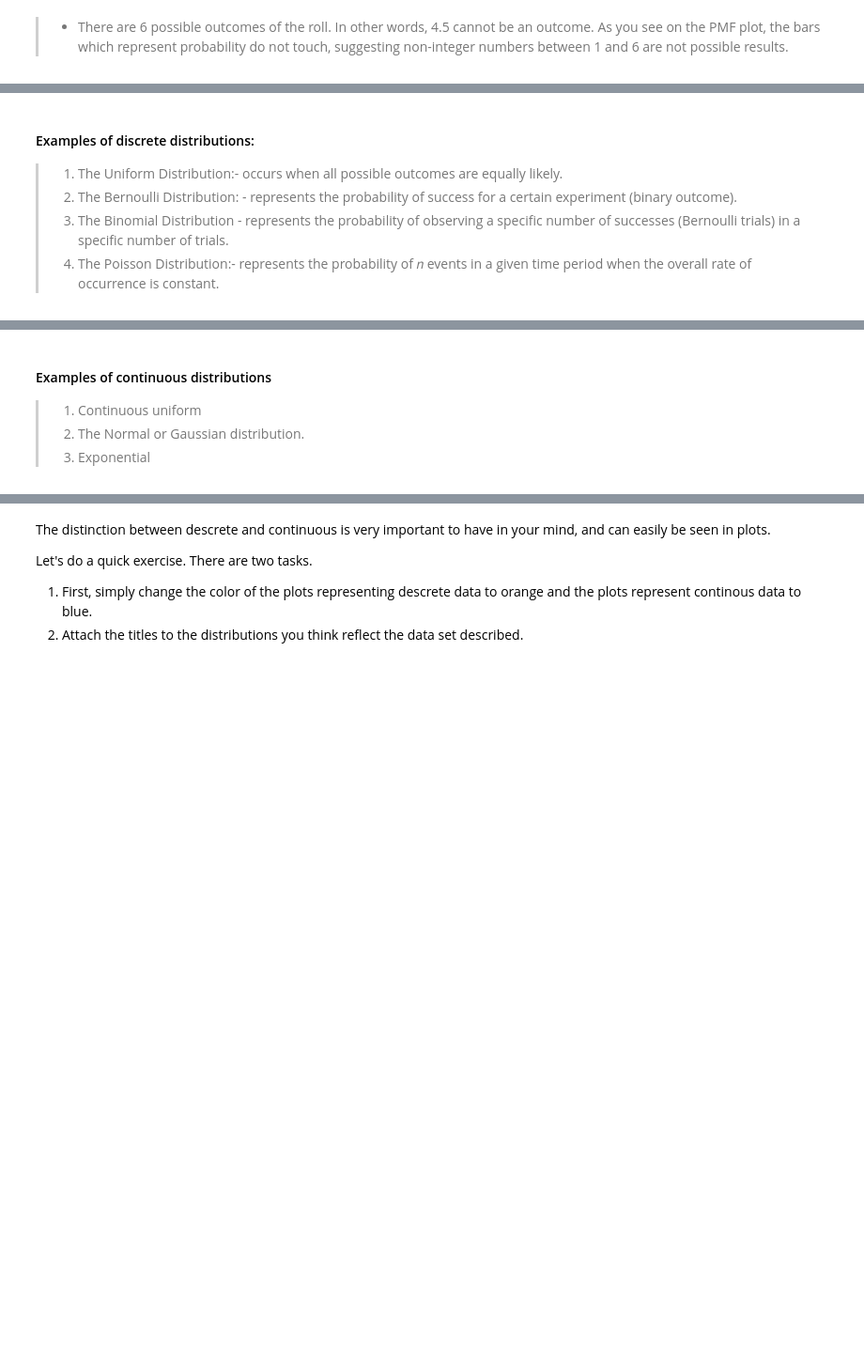
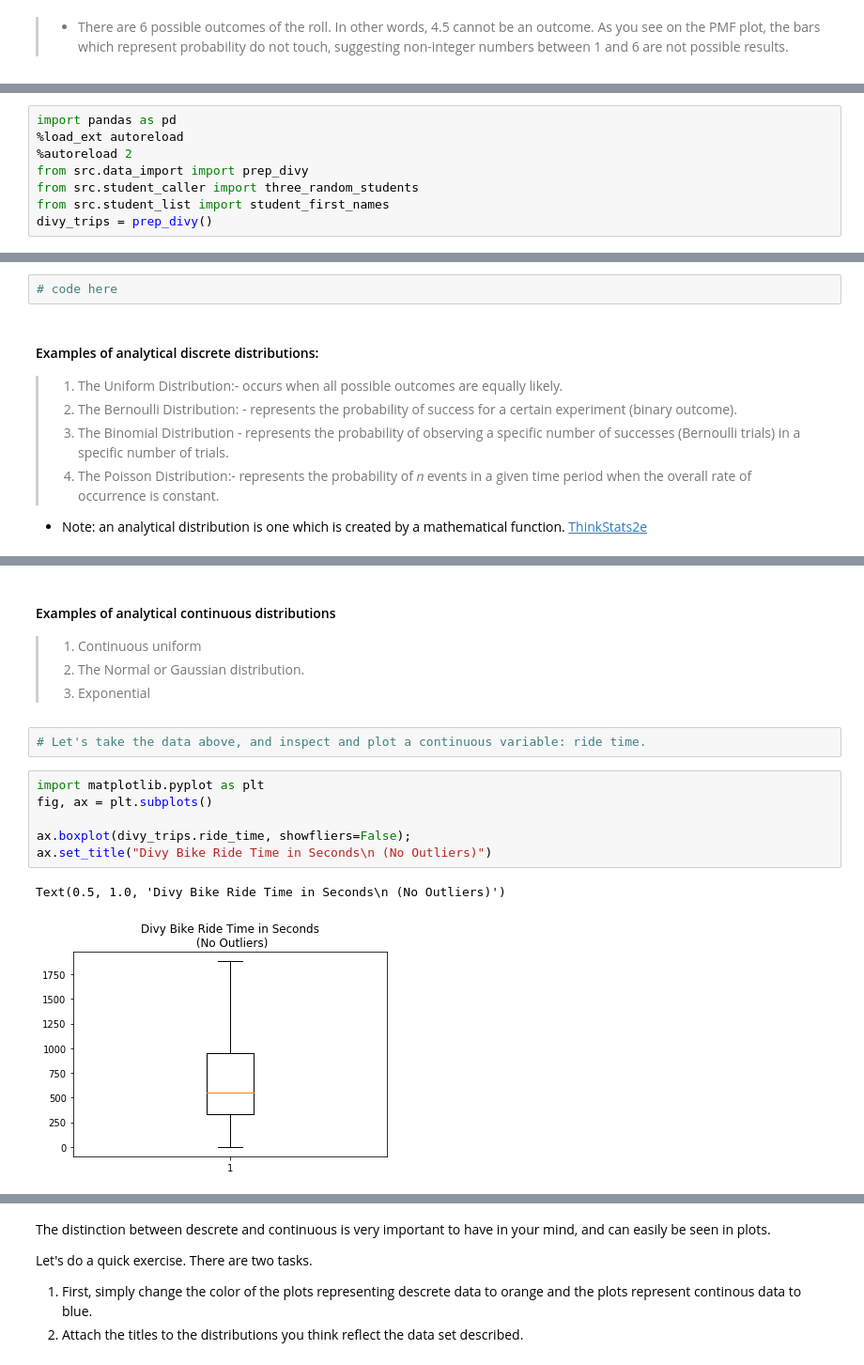
Before and after one commit to Caellwyn/distributions_ds-west-082420, a Jupyter notebook: index.ipynb, the cells around one changed output, grey strips where cells are left out. Shown: that part at 94% size. Drawn from its saved outputs; the diff is of its cells as text; blank space fills up the shorter version.

```diff
--- a/index.ipynb
+++ b/index.ipynb
@@ -45,0 +62,8 @@ We will learn about a variety of different probability distributions, but before
+# %%
+import pandas as pd
+%load_ext autoreload
+%autoreload 2
+from src.data_import import prep_divy
+from src.student_caller import three_random_students
+from src.student_list import student_first_names
+divy_trips = prep_divy()
@@ -46,10 +75,14 @@ We will learn about a variety of different probability distributions, but before
+# %%
+# code here
 # %% [markdown]
-#### Examples of discrete distributions:
+#### Examples of analytical discrete distributions:
 
 > 1. The Uniform Distribution:- occurs when all possible outcomes are equally likely.
 > 2. The Bernoulli Distribution: - represents the probability of success for a certain experiment (binary outcome).
 > 3. The Binomial Distribution - represents the probability of observing a specific number of successes (Bernoulli trials) in a specific number of trials.
 > 4. The Poisson Distribution:- represents the probability of 𝑛 events in a given time period when the overall rate of occurrence is constant.
+
+- Note: an analytical distribution is one which is created by a mathematical function. [ThinkStats2e](http://greenteapress.com/thinkstats2/html/thinkstats2006.html)
 # %% [markdown]
 ## Continuous
 
@@ -60,7 +93,18 @@ With a continous distribution, the set of possible results is an infinite set of
 
 ![](images/pdf.png)
 # %% [markdown]
-#### Examples of continuous distributions
+#### Examples of analytical continuous distributions
 > 1. Continuous uniform
 > 2. The Normal or Gaussian distribution.
 > 3. Exponential
+# %%
+# Let's take the data above, and inspect and plot a continuous variable: ride time.
+# %%
+import matplotlib.pyplot as plt
+fig, ax = plt.subplots()
+
+ax.boxplot(divy_trips.ride_time, showfliers=False);
+ax.set_title("Divy Bike Ride Time in Seconds\n (No Outliers)")
+# %% [output]
+Text(0.5, 1.0, 'Divy Bike Ride Time in Seconds\n (No Outliers)')
+[figure, added]
```
Also changed, not shown: parts of 23 cells of this notebook, 33 other files.
